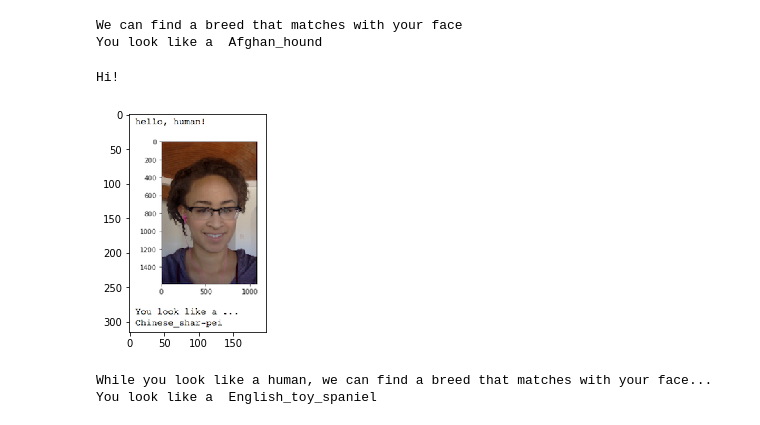
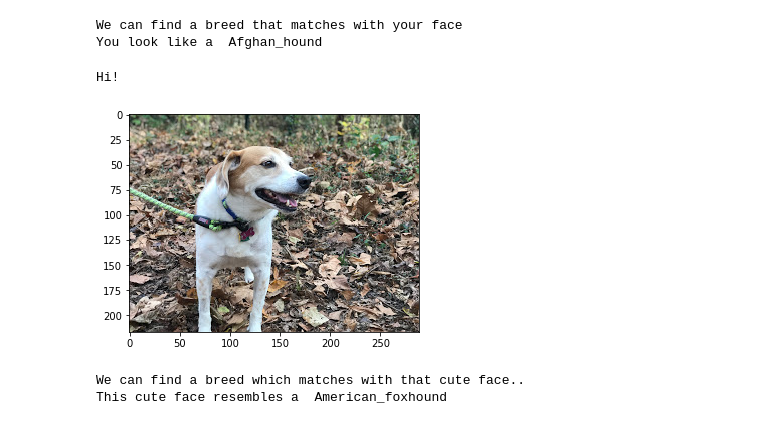
Before and after one commit to rahul-c1/dog-project, a Jupyter notebook: dog_app.ipynb, the cells around one changed output. Cells and saved outputs as stored; diff of their text form; code cells hidden in the pictures.

```diff
--- a/dog_app.ipynb
+++ b/dog_app.ipynb
@@ -827,10 +828,10 @@ Hi!
 [figure]
 We can find a breed that matches with your face
 You look like a  Afghan_hound
-# %%
-what_is_the_breed('images/sample_human_output.png')
-# %% [output]
-Hi!
-[figure, removed]
-While you look like a human, we can find a breed that matches with your face...
-You look like a  English_toy_spaniel
+# %%
+what_is_the_breed('myimages/Sammie.jpg')
+# %% [output]
+Hi!
+[figure, added]
+We can find a breed which matches with that cute face..
+This cute face resembles a  American_foxhound
```
Also changed, not shown: parts of 7 cells of this notebook, 3 other files.
